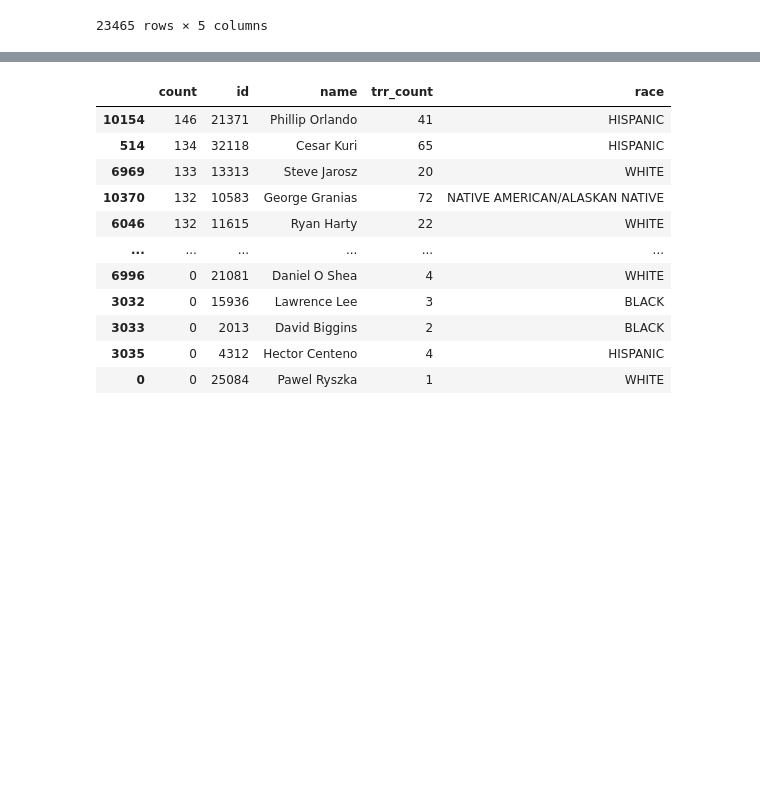
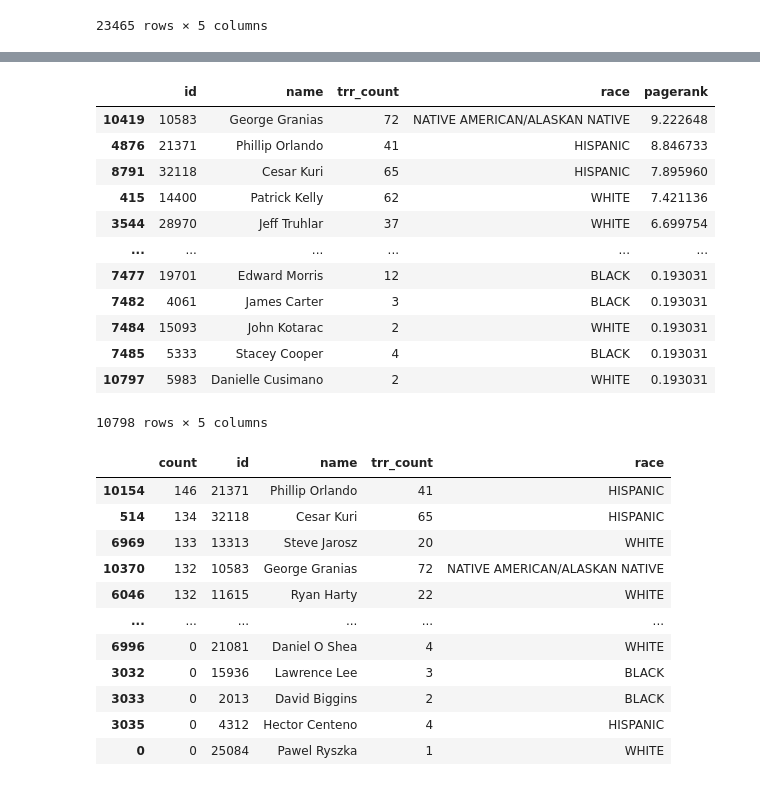
Before and after one commit to lqwdev/The-Freedom-Deer, a Jupyter notebook: cp4/src/cross-race.ipynb, the cells around one changed output, grey strips where cells are left out. Drawn from its saved outputs; the diff is of its cells as text; code cells hidden in the pictures; blank space fills up the shorter version.

```diff
--- a/cp4/src/cross-race.ipynb
+++ b/cp4/src/cross-race.ipynb
@@ -133,0 +155,4 @@ cross_race
+# %%
+aedges = pd.concat([edges, edges_reverse])
+aedges = aedges.drop(columns=['sub_race', 'off_race'])
+aedges
@@ -133,0 +173,6 @@ cross_race
+# %%
+pr = GraphFrame(
+    spark.createDataFrame(nodes),
+    spark.createDataFrame(aedges),
+).pageRank(resetProbability=0.15, tol=0.01)
+pr.vertices.orderBy('pagerank', ascending=False).show()
@@ -133,0 +197,17 @@ cross_race
+# %%
+pagerank = pr.vertices.toPandas().sort_values('pagerank', ascending=False)
+pagerank
+# %% [output]
+|  | id | name | trr_count | race | pagerank |
+| 10419 | 10583 | George Granias | 72 | NATIVE AMERICAN/ALASKAN NATIVE | 9.222648 |
+| 4876 | 21371 | Phillip Orlando | 41 | HISPANIC | 8.846733 |
+| 8791 | 32118 | Cesar Kuri | 65 | HISPANIC | 7.895960 |
+| 415 | 14400 | Patrick Kelly | 62 | WHITE | 7.421136 |
+| 3544 | 28970 | Jeff Truhlar | 37 | WHITE | 6.699754 |
+| ... | ... | ... | ... | ... | ... |
+| 7477 | 19701 | Edward Morris | 12 | BLACK | 0.193031 |
+| 7482 | 4061 | James Carter | 3 | BLACK | 0.193031 |
+| 7484 | 15093 | John Kotarac | 2 | WHITE | 0.193031 |
+| 7485 | 5333 | Stacey Cooper | 4 | BLACK | 0.193031 |
+| 10797 | 5983 | Danielle Cusimano | 2 | WHITE | 0.193031 |
+10798 rows × 5 columns
```
Also changed, not shown: parts of 7 cells of this notebook, 3 other files.
